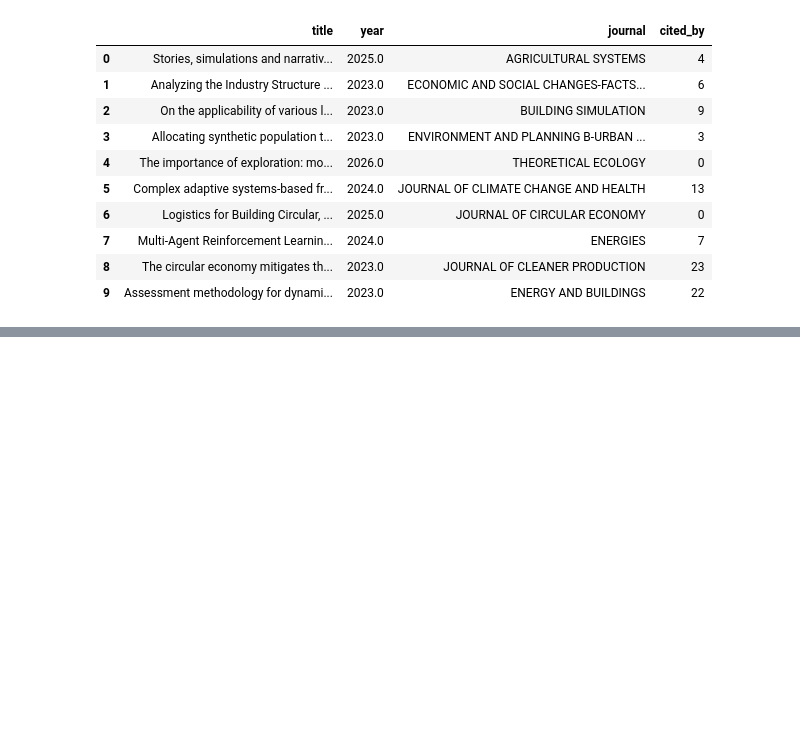
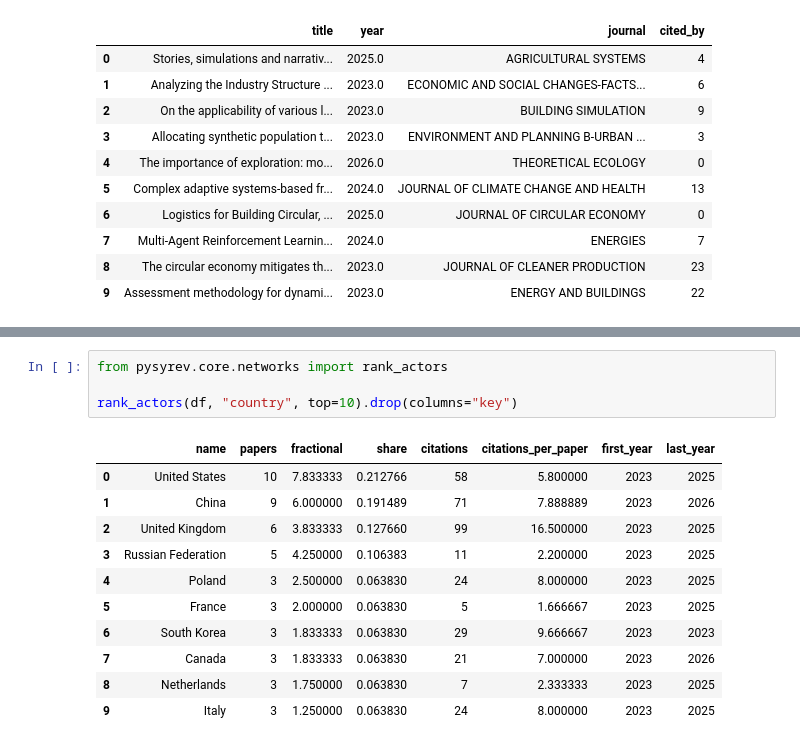
Before and after one commit to benjaminpillot/pysyrev, a Jupyter notebook: tutorials/01_full_pipeline.ipynb, the cells around one changed output, grey strips where cells are left out. Saved outputs shown, nothing was run; the diff lists cells and outputs as text; blank space fills up the shorter version.

```diff
--- a/tutorials/01_full_pipeline.ipynb
+++ b/tutorials/01_full_pipeline.ipynb
@@ -316,0 +179,16 @@ python -m pysyrev tutorials/tutorial_config.yaml
+# %%
+from pysyrev.core.networks import rank_actors
+
+rank_actors(df, "country", top=10).drop(columns="key")
+# %% [output]
+|  | name | papers | fractional | share | citations | citations_per_paper | first_year | last_year |
+| 0 | United States | 10 | 7.833333 | 0.212766 | 58 | 5.800000 | 2023 | 2025 |
+| 1 | China | 9 | 6.000000 | 0.191489 | 71 | 7.888889 | 2023 | 2026 |
+| 2 | United Kingdom | 6 | 3.833333 | 0.127660 | 99 | 16.500000 | 2023 | 2025 |
+| 3 | Russian Federation | 5 | 4.250000 | 0.106383 | 11 | 2.200000 | 2023 | 2025 |
+| 4 | Poland | 3 | 2.500000 | 0.063830 | 24 | 8.000000 | 2023 | 2025 |
+| 5 | France | 3 | 2.000000 | 0.063830 | 5 | 1.666667 | 2023 | 2025 |
+| 6 | South Korea | 3 | 1.833333 | 0.063830 | 29 | 9.666667 | 2023 | 2023 |
+| 7 | Canada | 3 | 1.833333 | 0.063830 | 21 | 7.000000 | 2023 | 2026 |
+| 8 | Netherlands | 3 | 1.750000 | 0.063830 | 7 | 2.333333 | 2023 | 2025 |
+| 9 | Italy | 3 | 1.250000 | 0.063830 | 24 | 8.000000 | 2023 | 2025 |
```
Also changed, not shown: parts of 41 cells of this notebook, 4 other files.
